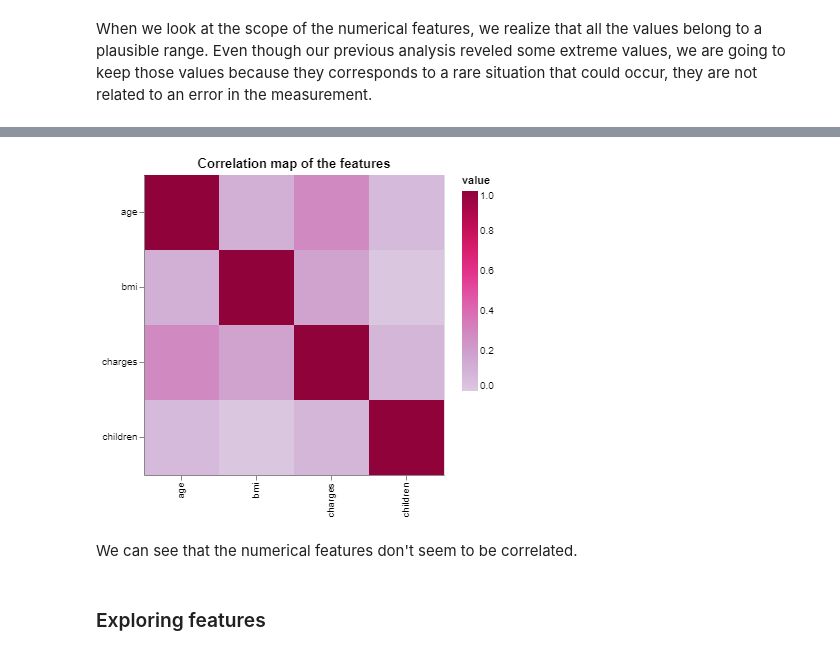
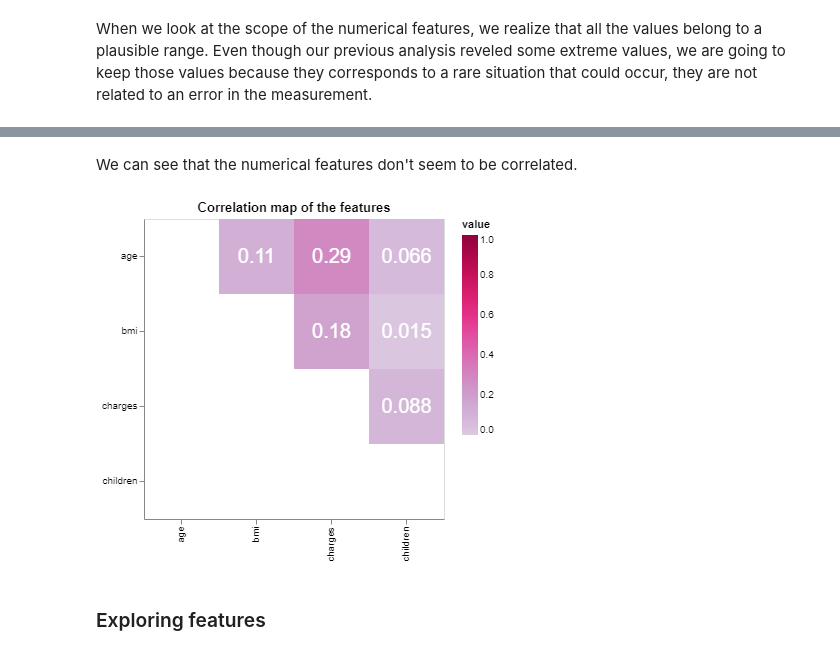
Before and after one commit to sirine-chahma/DSCI_522_group_401, a Jupyter notebook: notebooks/EDA.ipynb, the cells around one changed output, grey strips where cells are left out. Cells and saved outputs as stored; diff of their text form; code cells hidden in the pictures.

Commit message:
changed the heatmap to get rid of the values that were there twice

```diff
--- a/notebooks/EDA.ipynb
+++ b/notebooks/EDA.ipynb
@@ -183,0 +186,16 @@ cor
+# %%
+#Set as None the values that we find twice in the correlation table
+
+ind={}
+
+for i in range(cor.shape[0]):
+    for elem in ind:
+        if cor['variable'][i] in ind[elem]:
+            if cor['index'][i] == elem:
+                cor.loc[[i], ['value']] = None
+    if cor['variable'][i] in ind :
+            ind[cor['variable'][i]].append(cor['index'][i])
+    else :
+        ind[cor['variable'][i]] = []
+
+cor
@@ -184,5 +220,8 @@ cor
+# %%
+cor.loc[[14], ['value']] = cor['value'][11]
+cor.loc[[11], ['value']] = None
 # %%
-alt.Chart(cor).mark_rect().encode(
+heatmap=alt.Chart(cor).mark_rect().encode(
     alt.X('index:O', title=''),
     alt.Y('variable:O', title=''),
     alt.Color('value:Q',scale = alt.Scale(domain=[0, 1], scheme = 'purplered'))
@@ -190,10 +229,22 @@ alt.Chart(cor).mark_rect().encode(
             width = 300,
             height = 300
 )
-# %% [output]
-[figure, removed]
 # %% [markdown]
 We can see that the numerical features don't seem to be correlated.
+# %%
+text = heatmap.mark_text(baseline='middle', fontSize=20).encode(
+    text=alt.Text('value:Q', format='.2'),
+    color=alt.condition(
+        alt.datum.Correlation >= 0.95,
+        alt.value('black'),
+        alt.value('white')
+    )
+)
+corrMatrix_chart = (heatmap + text)
+# %%
+corrMatrix_chart
+# %% [output]
+[figure, added]
 # %% [markdown]
 ### Exploring features
 # %% [markdown]
```
Also changed, not shown: parts of 6 cells of this notebook, 11 other files.
